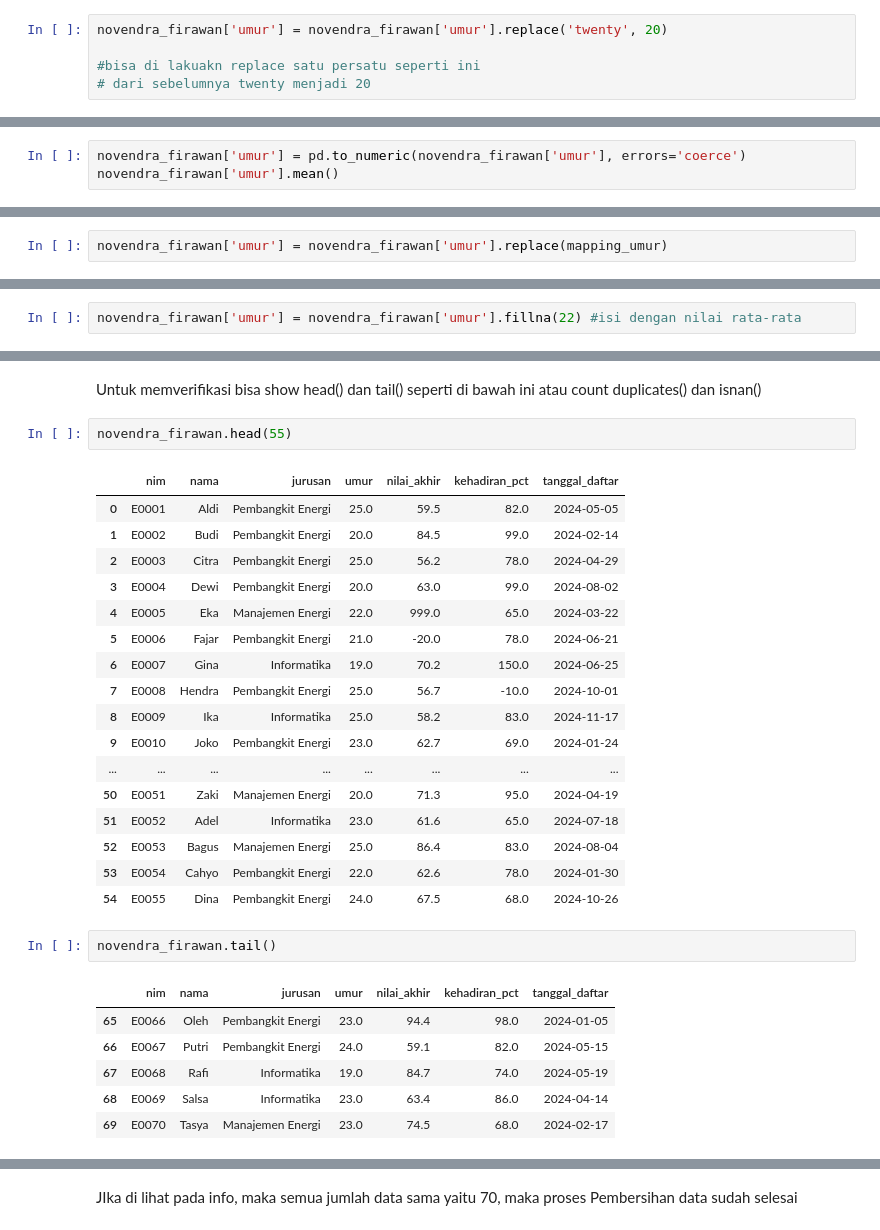
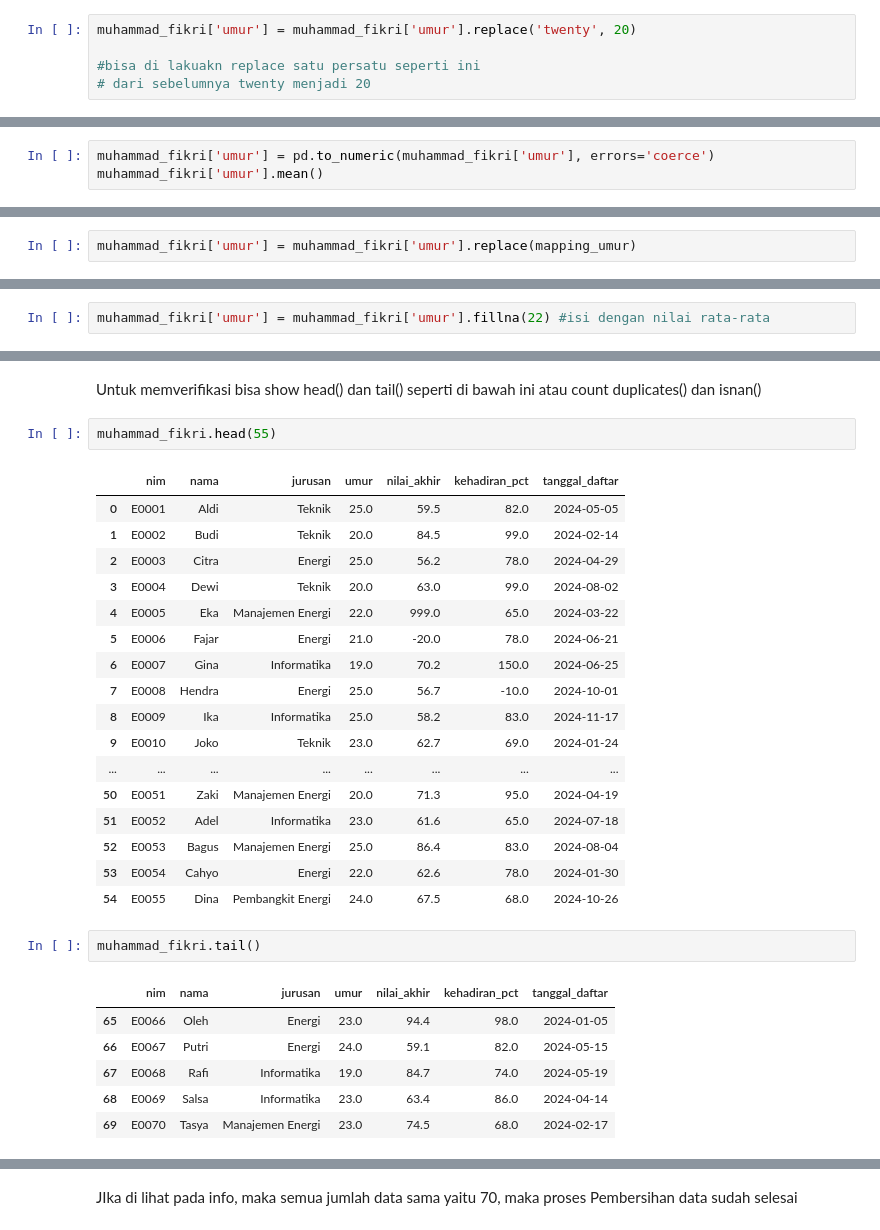
Before and after one commit to Nicoandikasinaga/pemograman-dasar, a Jupyter notebook: Latihan 08.ipynb, the cells around one changed output, grey strips where cells are left out. Drawn from its saved outputs; the diff is of its cells as text.

```diff
--- a/Latihan 08.ipynb
+++ b/Latihan 08.ipynb
@@ -335,7 +357,7 @@ di sini terlihat beberapa data yg tidak konsisten seperti (150, -5, twenty, 120,
 
 Selanjutnya lakukan seperti pada kolom jurusan , bisa di lakukan mapping atau di ganti satu persatu, karena di sini jumlah data yg inkonsisten hanya satum jadi bisa di replace saja
 # %%
-novendra_firawan['umur'] = novendra_firawan['umur'].replace('twenty', 20)
+muhammad_fikri['umur'] = muhammad_fikri['umur'].replace('twenty', 20)
 
 #bisa di lakuakn replace satu persatu seperti ini
 # dari sebelumnya twenty menjadi 20
@@ -376,6 +396,6 @@ Bisa di lakuakn replace satu persatu seperti di atas atau mapping kembali sepert
 # %%
-novendra_firawan['umur'] = pd.to_numeric(novendra_firawan['umur'], errors='coerce')
-novendra_firawan['umur'].mean()
+muhammad_fikri['umur'] = pd.to_numeric(muhammad_fikri['umur'], errors='coerce')
+muhammad_fikri['umur'].mean()
 # %% [output]
 np.float64(25.220588235294116)
 # %% [markdown]
@@ -390,6 +410,6 @@ mapping_umur = {
     150: 25
 }
 # %%
-novendra_firawan['umur'] = novendra_firawan['umur'].replace(mapping_umur)
+muhammad_fikri['umur'] = muhammad_fikri['umur'].replace(mapping_umur)
 # %%
 print("Hasil setelah pemetaan:")
@@ -473,5 +493,5 @@ novendra_firawan['umur'].mean() #mencari rata-rata
 # %% [output]
 np.float64(22.426470588235293)
 # %%
-novendra_firawan['umur'] = novendra_firawan['umur'].fillna(22) #isi dengan nilai rata-rata
+muhammad_fikri['umur'] = muhammad_fikri['umur'].fillna(22) #isi dengan nilai rata-rata
 # %%
@@ -497,31 +517,31 @@ Untuk pulikat juga sama tidak ada data yang duplikat
 # %% [markdown]
 Untuk memverifikasi bisa show head() dan tail() seperti di bawah ini atau count duplicates() dan isnan()
 # %%
-novendra_firawan.head(55)
+muhammad_fikri.head(55)
 # %% [output]
 |  | nim | nama | jurusan | umur | nilai_akhir | kehadiran_pct | tanggal_daftar |
-| 0 | E0001 | Aldi | Pembangkit Energi | 25.0 | 59.5 | 82.0 | 2024-05-05 |
-| 1 | E0002 | Budi | Pembangkit Energi | 20.0 | 84.5 | 99.0 | 2024-02-14 |
-| 2 | E0003 | Citra | Pembangkit Energi | 25.0 | 56.2 | 78.0 | 2024-04-29 |
-| 3 | E0004 | Dewi | Pembangkit Energi | 20.0 | 63.0 | 99.0 | 2024-08-02 |
+| 0 | E0001 | Aldi | Teknik | 25.0 | 59.5 | 82.0 | 2024-05-05 |
+| 1 | E0002 | Budi | Teknik | 20.0 | 84.5 | 99.0 | 2024-02-14 |
+| 2 | E0003 | Citra | Energi | 25.0 | 56.2 | 78.0 | 2024-04-29 |
+| 3 | E0004 | Dewi | Teknik | 20.0 | 63.0 | 99.0 | 2024-08-02 |
 | 4 | E0005 | Eka | Manajemen Energi | 22.0 | 999.0 | 65.0 | 2024-03-22 |
-| 5 | E0006 | Fajar | Pembangkit Energi | 21.0 | -20.0 | 78.0 | 2024-06-21 |
+| 5 | E0006 | Fajar | Energi | 21.0 | -20.0 | 78.0 | 2024-06-21 |
 | 6 | E0007 | Gina | Informatika | 19.0 | 70.2 | 150.0 | 2024-06-25 |
-| 7 | E0008 | Hendra | Pembangkit Energi | 25.0 | 56.7 | -10.0 | 2024-10-01 |
+| 7 | E0008 | Hendra | Energi | 25.0 | 56.7 | -10.0 | 2024-10-01 |
 | 8 | E0009 | Ika | Informatika | 25.0 | 58.2 | 83.0 | 2024-11-17 |
-| 9 | E0010 | Joko | Pembangkit Energi | 23.0 | 62.7 | 69.0 | 2024-01-24 |
+| 9 | E0010 | Joko | Teknik | 23.0 | 62.7 | 69.0 | 2024-01-24 |
 | ... | ... | ... | ... | ... | ... | ... | ... |
 | 50 | E0051 | Zaki | Manajemen Energi | 20.0 | 71.3 | 95.0 | 2024-04-19 |
 | 51 | E0052 | Adel | Informatika | 23.0 | 61.6 | 65.0 | 2024-07-18 |
 | 52 | E0053 | Bagus | Manajemen Energi | 25.0 | 86.4 | 83.0 | 2024-08-04 |
-| 53 | E0054 | Cahyo | Pembangkit Energi | 22.0 | 62.6 | 78.0 | 2024-01-30 |
+| 53 | E0054 | Cahyo | Energi | 22.0 | 62.6 | 78.0 | 2024-01-30 |
 | 54 | E0055 | Dina | Pembangkit Energi | 24.0 | 67.5 | 68.0 | 2024-10-26 |
 # %%
-novendra_firawan.tail()
+muhammad_fikri.tail()
 # %% [output]
 |  | nim | nama | jurusan | umur | nilai_akhir | kehadiran_pct | tanggal_daftar |
-| 65 | E0066 | Oleh | Pembangkit Energi | 23.0 | 94.4 | 98.0 | 2024-01-05 |
-| 66 | E0067 | Putri | Pembangkit Energi | 24.0 | 59.1 | 82.0 | 2024-05-15 |
+| 65 | E0066 | Oleh | Energi | 23.0 | 94.4 | 98.0 | 2024-01-05 |
+| 66 | E0067 | Putri | Energi | 24.0 | 59.1 | 82.0 | 2024-05-15 |
 | 67 | E0068 | Rafi | Informatika | 19.0 | 84.7 | 74.0 | 2024-05-19 |
 | 68 | E0069 | Salsa | Informatika | 23.0 | 63.4 | 86.0 | 2024-04-14 |
 | 69 | E0070 | Tasya | Manajemen Energi | 23.0 | 74.5 | 68.0 | 2024-02-17 |
```
Also changed, not shown: parts of 53 cells of this notebook.
